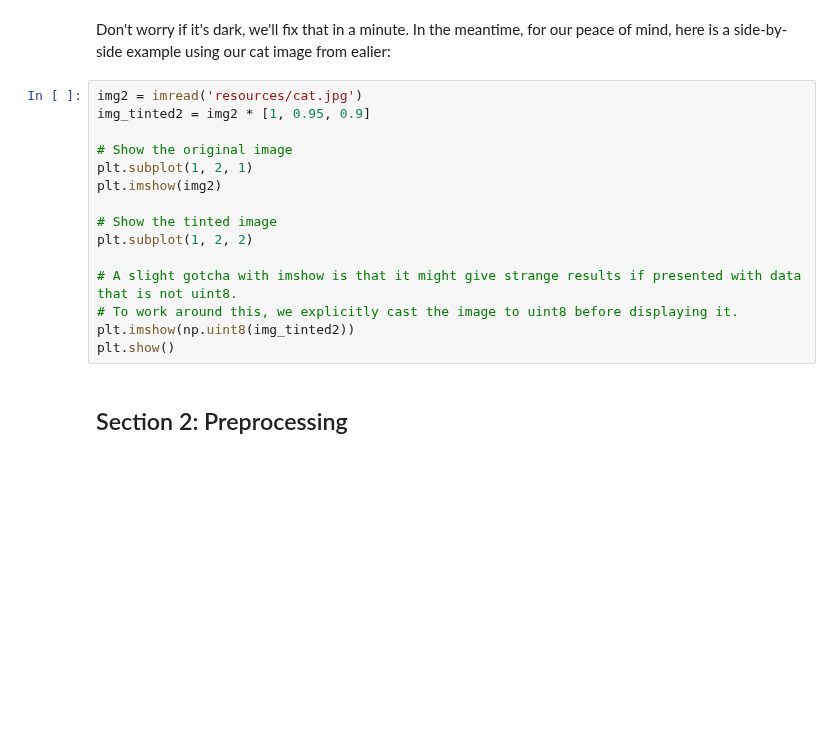
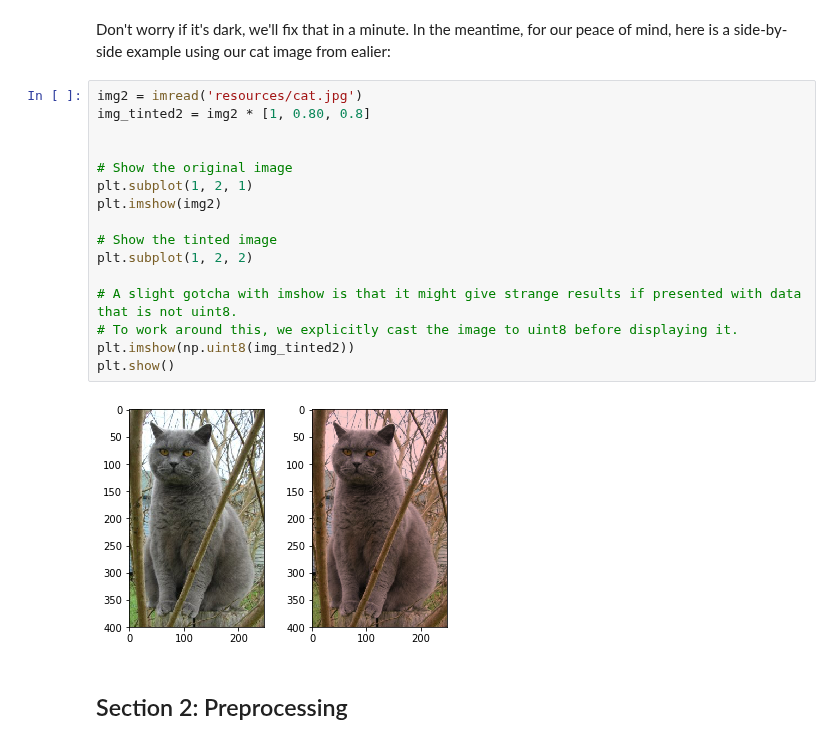
Before and after one commit to vanvalenlab/intro-to-deepcell, a Jupyter notebook: Image-Processing.ipynb, the cells around one changed output. Saved outputs shown, nothing was run; the diff lists cells and outputs as text; blank space fills up the shorter version.

```diff
--- a/Image-Processing.ipynb
+++ b/Image-Processing.ipynb
@@ -110,19 +122,22 @@ plt.show()
 Don't worry if it's dark, we'll fix that in a minute. In the meantime, for our peace of mind, here is a side-by-side example using our cat image from ealier:
 # %%
 img2 = imread('resources/cat.jpg')
-img_tinted2 = img2 * [1, 0.95, 0.9]
+img_tinted2 = img2 * [1, 0.80, 0.8]
+
 
 # Show the original image
 plt.subplot(1, 2, 1)
 plt.imshow(img2)
 
 # Show the tinted image
 plt.subplot(1, 2, 2)
 
 # A slight gotcha with imshow is that it might give strange results if presented with data that is not uint8.
 # To work around this, we explicitly cast the image to uint8 before displaying it.
 plt.imshow(np.uint8(img_tinted2))
 plt.show()
+# %% [output]
+[figure, added]
 # %% [markdown]
 ## Section 2: Preprocessing
 # %% [markdown]
```
Also changed, not shown: parts of 9 cells of this notebook.
